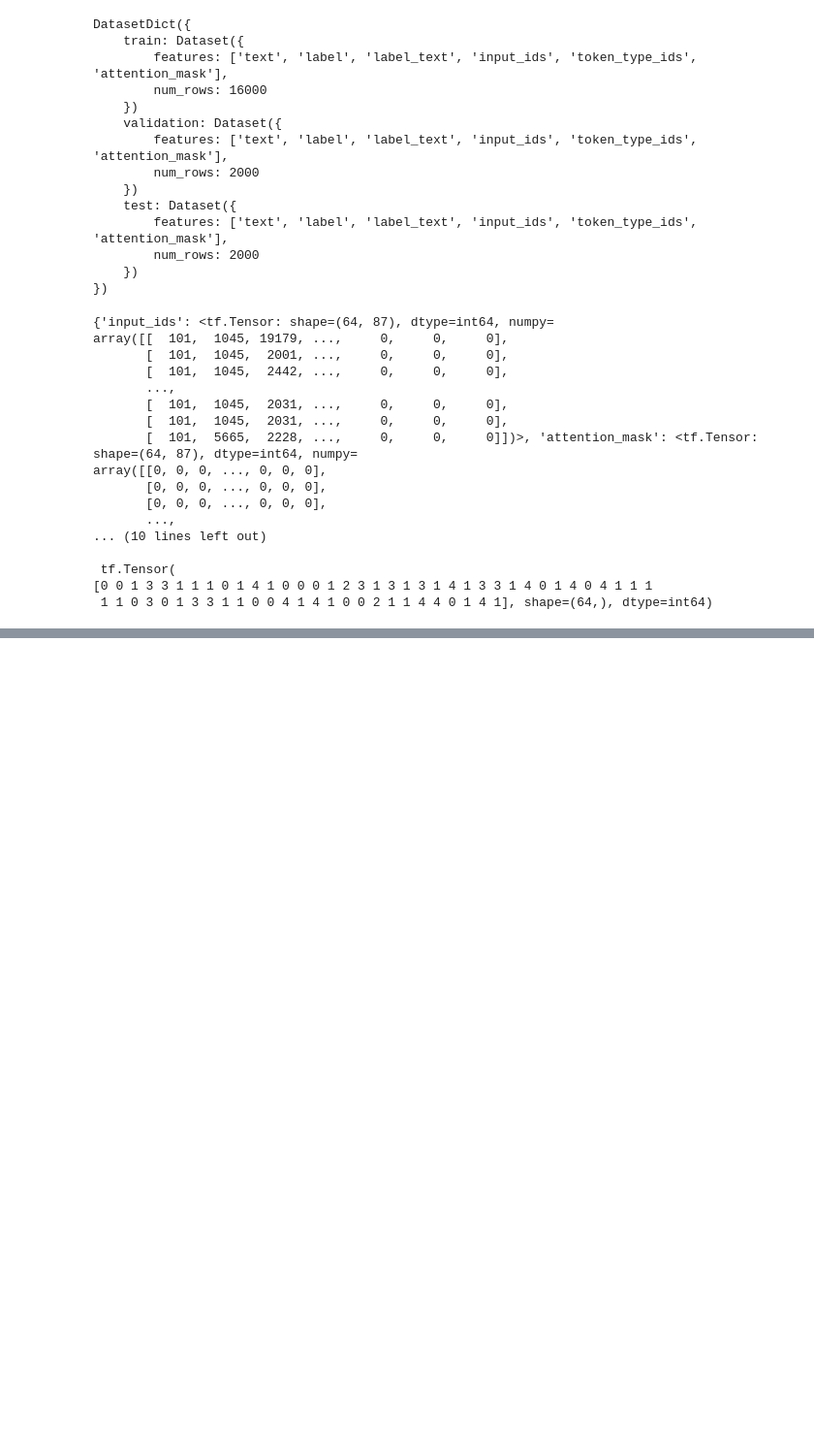
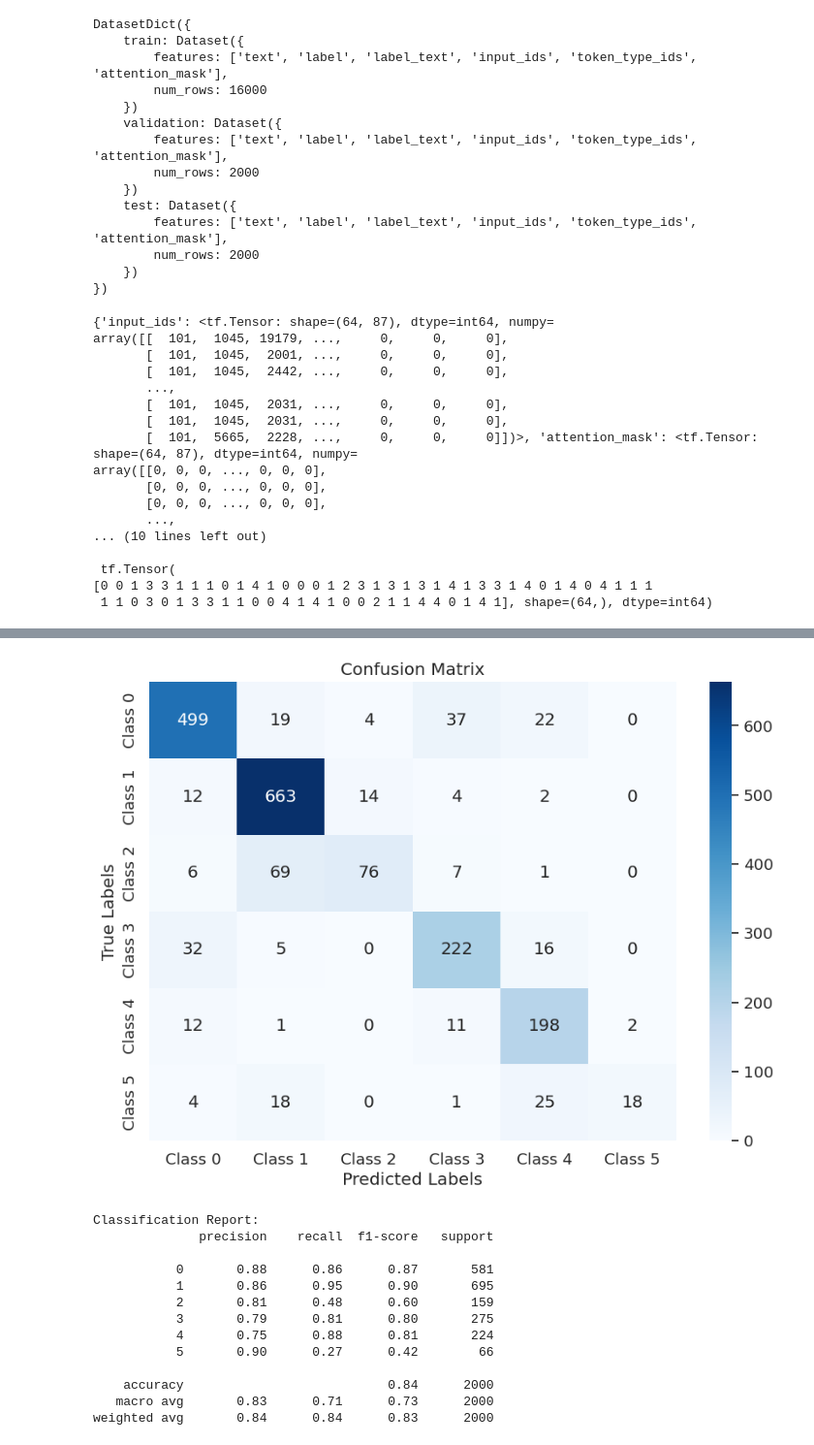
Before and after one commit to arshjeevs/GDSC-AIML-FinetuneBert, a Jupyter notebook: Finetune_Bert_Classification.ipynb, the cells around one changed output, grey strips where cells are left out. Shown: that part at 97% size. Saved outputs shown, nothing was run; the diff lists cells and outputs as text; code cells hidden in the pictures; blank space fills up the shorter version.

```diff
--- a/Finetune_Bert_Classification.ipynb
+++ b/Finetune_Bert_Classification.ipynb
@@ -185,0 +208,47 @@ classifier.evaluate(test_dataset)
+# %%
+import numpy as np
+import matplotlib.pyplot as plt
+import seaborn as sns
+from sklearn.metrics import confusion_matrix, classification_report
+
+true_labels = []
+predicted_labels = []
+
+for inputs, labels in test_dataset:
+    true_labels.extend(labels.numpy())
+    logits = classifier.predict(inputs, verbose=0)
+    preds = np.argmax(logits, axis=1)
+    predicted_labels.extend(preds)
+
+conf_matrix = confusion_matrix(true_labels, predicted_labels)
+
+plt.figure(figsize=(10, 7))
+sns.set(font_scale=1.2)
+
+sns.heatmap(conf_matrix, annot=True, fmt='d', cmap='Blues',
+            xticklabels=[f"Class {i}" for i in range(conf_matrix.shape[1])],
+            yticklabels=[f"Class {i}" for i in range(conf_matrix.shape[0])],
+            cbar=True)
+
+plt.title("Confusion Matrix")
+plt.xlabel("Predicted Labels")
+plt.ylabel("True Labels")
+plt.show()
+
+print("\nClassification Report:")
+print(classification_report(true_labels, predicted_labels))
+# %% [output]
+[figure, added]
+Classification Report:
+              precision    recall  f1-score   support
+
+           0       0.88      0.86      0.87       581
+           1       0.86      0.95      0.90       695
+           2       0.81      0.48      0.60       159
+           3       0.79      0.81      0.80       275
+           4       0.75      0.88      0.81       224
+           5       0.90      0.27      0.42        66
+
+    accuracy                           0.84      2000
+   macro avg       0.83      0.71      0.73      2000
+weighted avg       0.84      0.84      0.83      2000
```
Also changed, not shown: parts of 3 cells of this notebook.
